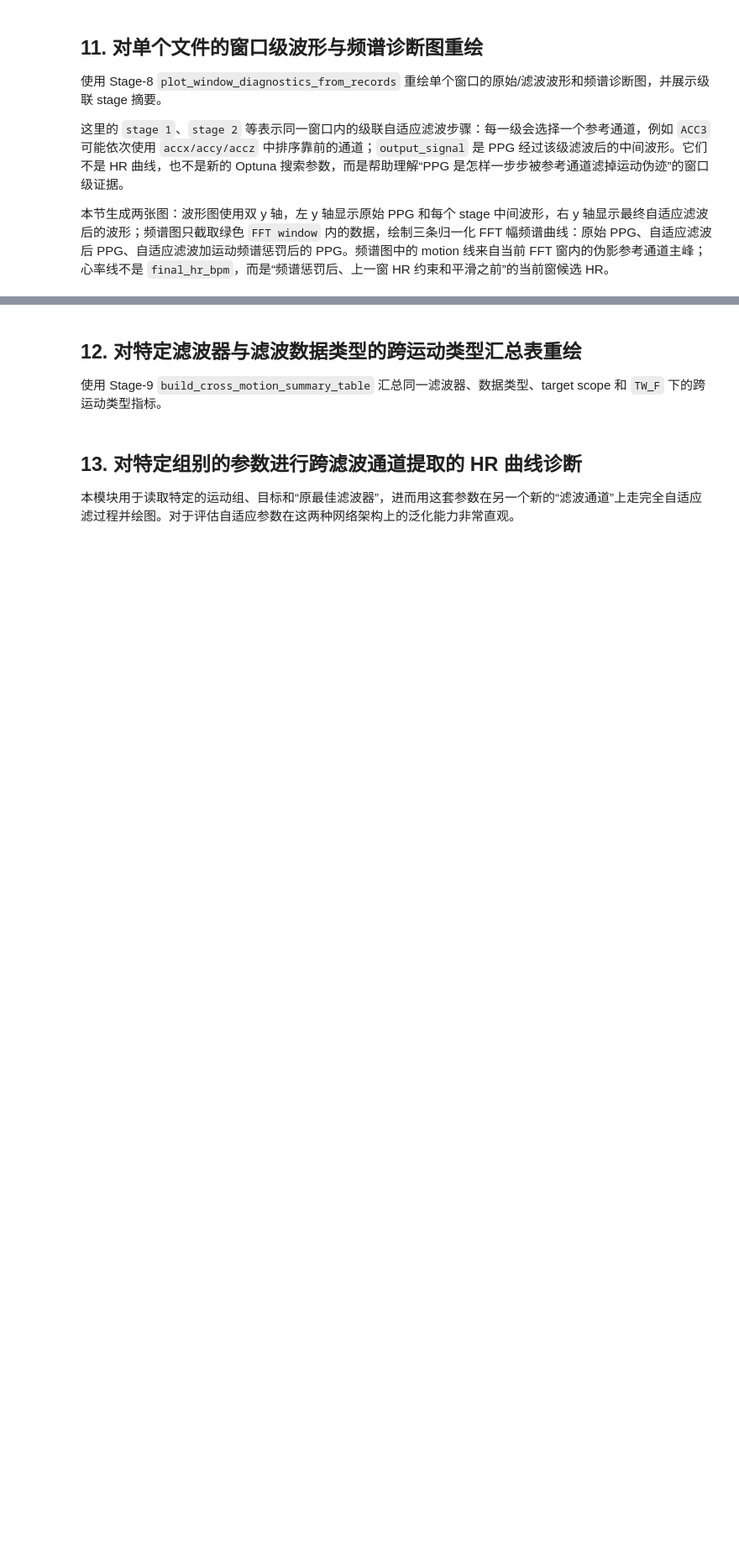
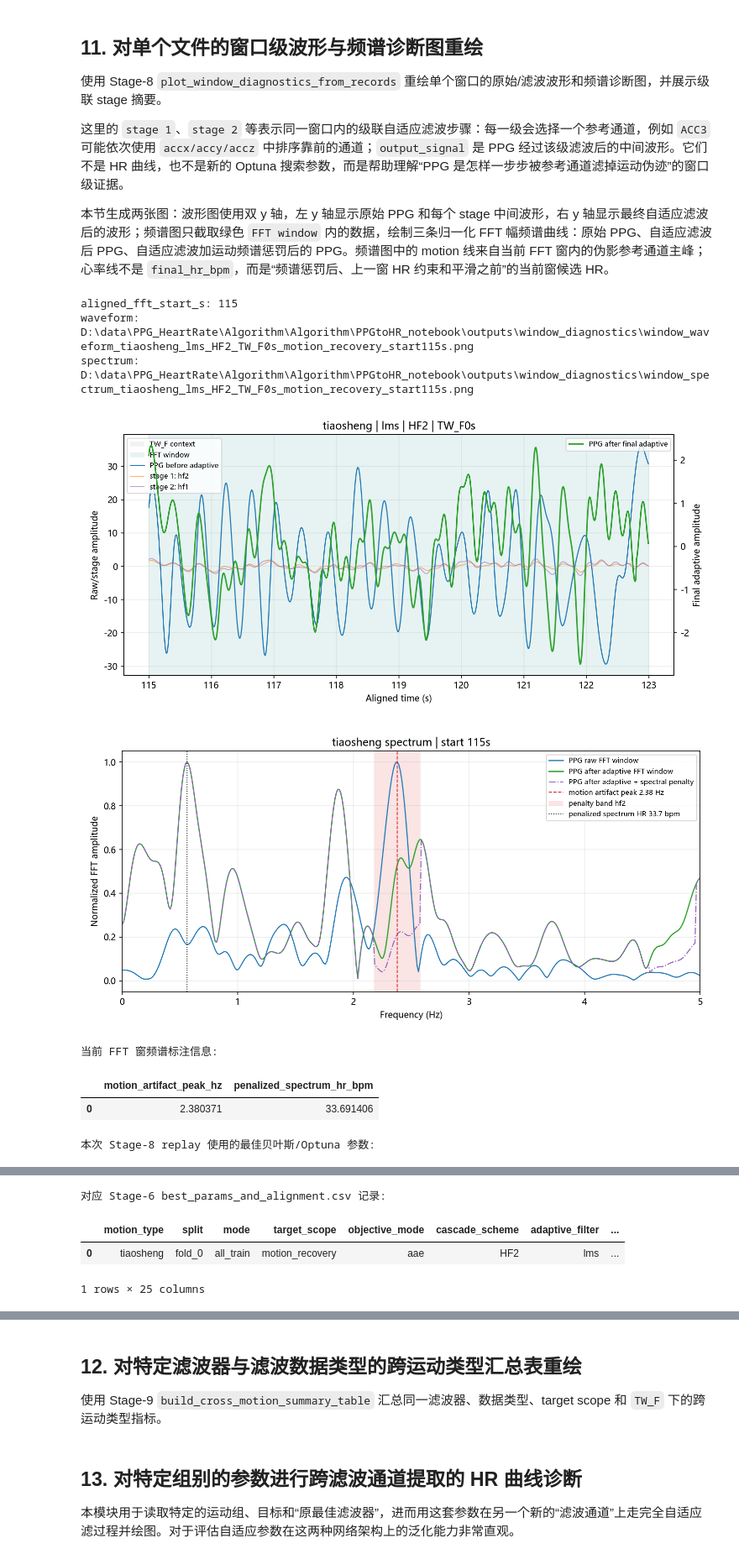
Before and after one commit to Scp-918/python_notebook_base3, a Jupyter notebook: notebooks/run_batch_adaptive_protocol.ipynb, the cells around one changed output, grey strips where cells are left out. Shown at 84% size. Drawn from its saved outputs; the diff is of its cells as text; code cells hidden in the pictures; blank space fills up the shorter version.

```diff
--- a/notebooks/run_batch_adaptive_protocol.ipynb
+++ b/notebooks/run_batch_adaptive_protocol.ipynb
@@ -1112,7 +1103,7 @@ RUN_WINDOW_DIAGNOSTICS = True
 # 如果你想强制检查某个 TW_F，例如 15 秒，可以手动改成：REPLAY_TW_F = 15.0。
 REPLAY_TW_F = globals().get("REPLAY_TW_F", TW_F)
 DIAGNOSTIC_OUTPUT_DIR = OUTPUT_ROOT / "window_diagnostics"
-MANUAL_ALIGNED_FFT_START_S = 80
+MANUAL_ALIGNED_FFT_START_S = 115
 
 
 def _auto_aligned_fft_start_from_replay(replay_csv):
@@ -1213,30 +1204,40 @@ if RUN_WINDOW_DIAGNOSTICS:
             ranking = stage.get("reference_channel_ranking", "")
             if isinstance(ranking, dict):
                 ranking = json.dumps({k: v[:3] for k, v in ranking.items()}, ensure_ascii=False)
             output_signal = stage.get("output_signal", [])
             output_len = len(output_signal) if isinstance(output_signal, list) else np.nan
             stage_summary.append(
                 {
                     "stage": idx,
                     "channel": stage.get("channel", ""),
                     "M": stage.get("M", ""),
                     "K": stage.get("K", ""),
                     "mu": stage.get("mu", stage.get("mu1", "")),
                     "penalty_ref_channel": stage.get("penalty_ref_channel", ""),
                     "Fs_Target_Hz": fs_target_hz,
                     "output_len": output_len,
                     "output_len_s": _samples_to_seconds(output_len, fs_target_hz),
                     "adaptive_input_samples": stage.get("adaptive_input_samples", ""),
                     "adaptive_input_s": _samples_to_seconds(stage.get("adaptive_input_samples", np.nan), fs_target_hz),
                     "fft_input_samples": stage.get("fft_input_samples", ""),
                     "fft_input_s": _samples_to_seconds(stage.get("fft_input_samples", np.nan), fs_target_hz),
                     "fft_offset_samples": stage.get("fft_offset_samples", ""),
                     "fft_offset_s": _samples_to_seconds(stage.get("fft_offset_samples", np.nan), fs_target_hz),
                     "reference_channel_ranking": ranking,
                 }
             )
         display(pd.DataFrame(stage_summary))
     except Exception as exc:
         print("Stage-8 window diagnostics 未执行:", exc)
 else:
     print("RUN_WINDOW_DIAGNOSTICS=False，已跳过 Stage-8 window diagnostics。")
+# %% [output]
+aligned_fft_start_s: 115
+waveform: D:\data\PPG_HeartRate\Algorithm\Algorithm\PPGtoHR_notebook\outputs\window_diagnostics\window_waveform_tiaosheng_lms_HF2_TW_F0s_motion_recovery_start115s.png
+spectrum: D:\data\PPG_HeartRate\Algorithm\Algorithm\PPGtoHR_notebook\outputs\window_diagnostics\window_spectrum_tiaosheng_lms_HF2_TW_F0s_motion_recovery_start115s.png
+[figure, added]
+[figure, added]
+当前 FFT 窗频谱标注信息:
+|  | motion_artifact_peak_hz | penalized_spectrum_hr_bpm |
+| 0 | 2.380371 | 33.691406 |
+本次 Stage-8 replay 使用的最佳贝叶斯/Optuna 参数:
@@ -1242,0 +1261,4 @@ else:
+对应 Stage-6 best_params_and_alignment.csv 记录:
+|  | motion_type | split | mode | target_scope | objective_mode | cascade_scheme | adaptive_filter | ... |
+| 0 | tiaosheng | fold_0 | all_train | motion_recovery | aae | HF2 | lms | ... |
+1 rows × 25 columns
```
Also changed, not shown: parts of 6 cells of this notebook, 14 other files.
